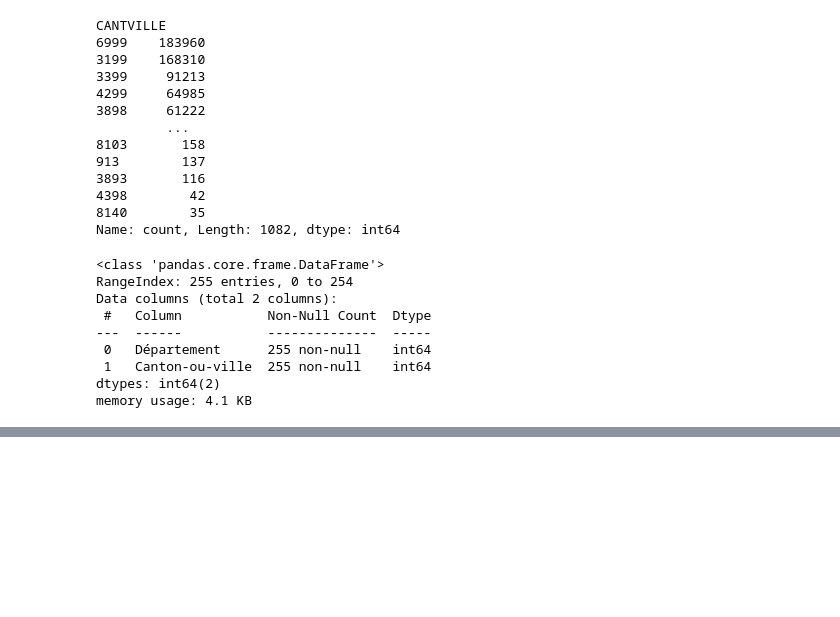
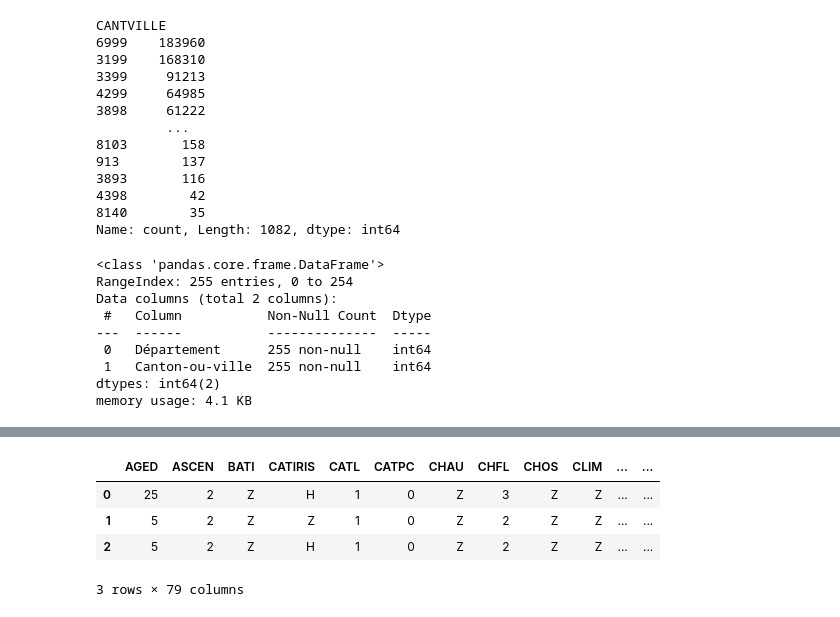
Before and after one commit to L-Clem/MSPR-Big-Data-et-Analyse-des-donnees, a Jupyter notebook: recensement/recens.ipynb, the cells around one changed output, grey strips where cells are left out. Drawn from its saved outputs; the diff is of its cells as text; code cells hidden in the pictures; blank space fills up the shorter version.

```diff
--- a/recensement/recens.ipynb
+++ b/recensement/recens.ipynb
@@ -155,0 +128,16 @@ test
+# %%
+merged_df = merged_df.drop(columns=[
+    'CANTVILLE',
+    'Canton-ou-ville',
+    'NUMMI',
+    'AEMMR',
+    'AGEREV',
+    'AGER20',
+    'AGEREVQ',
+    'ANAI',
+    'ANEMR',
+    'APAF',
+    'ARM',
+], errors='ignore')
+# %%
+merged_df = merged_df.apply(replace_letter_to_int, axis=1, result_type='broadcast', column='CATIRIS')
@@ -155,0 +172,8 @@ test
+# %%
+merged_df.head()
+# %% [output]
+|  | AGED | ASCEN | BATI | CATIRIS | CATL | CATPC | CHAU | CHFL | CHOS | CLIM | ... | ... |
+| 0 | 25 | 2 | Z | H | 1 | 0 | Z | 3 | Z | Z | ... | ... |
+| 1 | 5 | 2 | Z | Z | 1 | 0 | Z | 2 | Z | Z | ... | ... |
+| 2 | 5 | 2 | Z | H | 1 | 0 | Z | 2 | Z | Z | ... | ... |
+3 rows × 79 columns
```
Also changed, not shown: parts of 22 cells of this notebook.
